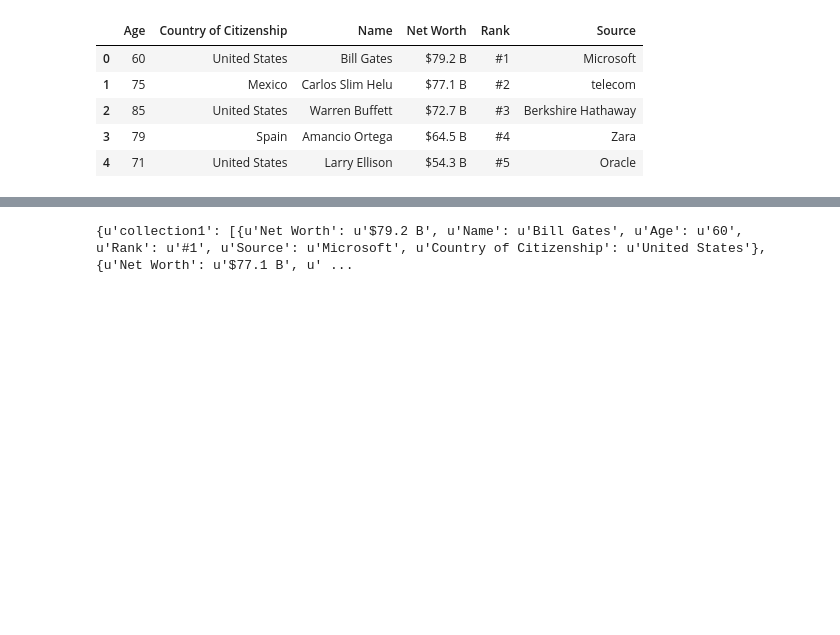
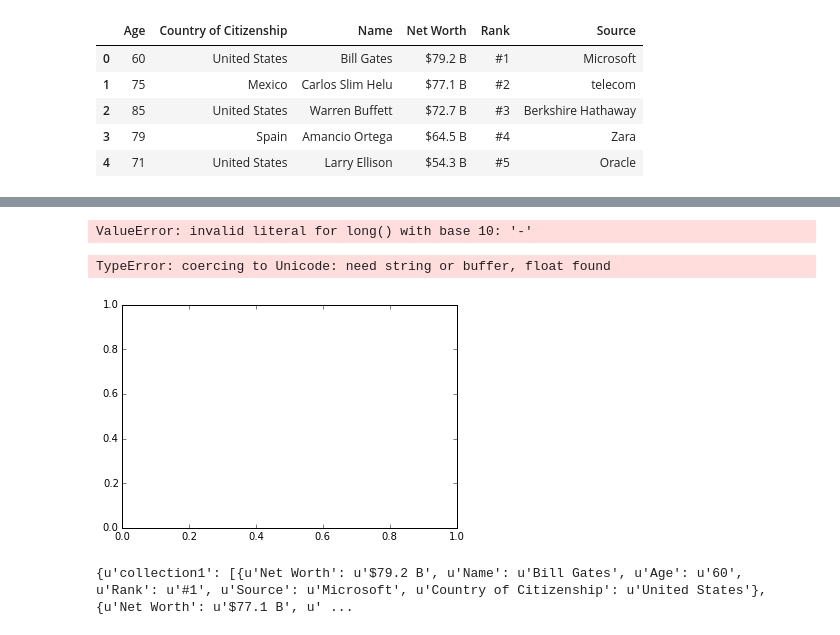
Before and after one commit to namedcal/DAT_SF_18, a Jupyter notebook: homework/Homework 2.ipynb, the cells around one changed output, grey strips where cells are left out. Drawn from its saved outputs; the diff is of its cells as text; code cells hidden in the pictures; blank space fills up the shorter version.

```diff
--- a/homework/Homework 2.ipynb
+++ b/homework/Homework 2.ipynb
@@ -125,2 +92,2 @@ KeyError: 'results'
 # %%
-df = results
+df.info()
@@ -126,0 +120,5 @@ df = results
+# %%
+df.Age = df.Age.apply(lambda x: x.encode('utf8'))
+df = df[df.Age != '-']
+df.Age = df.Age.astype(int)
+#np.nan is a null value
@@ -127,3 +157,12 @@ df = results
+# %%
+df[['Age']] = df[['Age']].astype(int)
+# %% [output]
+ValueError: invalid literal for long() with base 10: '-'
+# %%
+df['Age'].hist()
+# %% [output]
+TypeError: coercing to Unicode: need string or buffer, float found
+[figure, added]
 # %%
 print df
 # %% [output]
```
Also changed, not shown: parts of 12 cells of this notebook.
